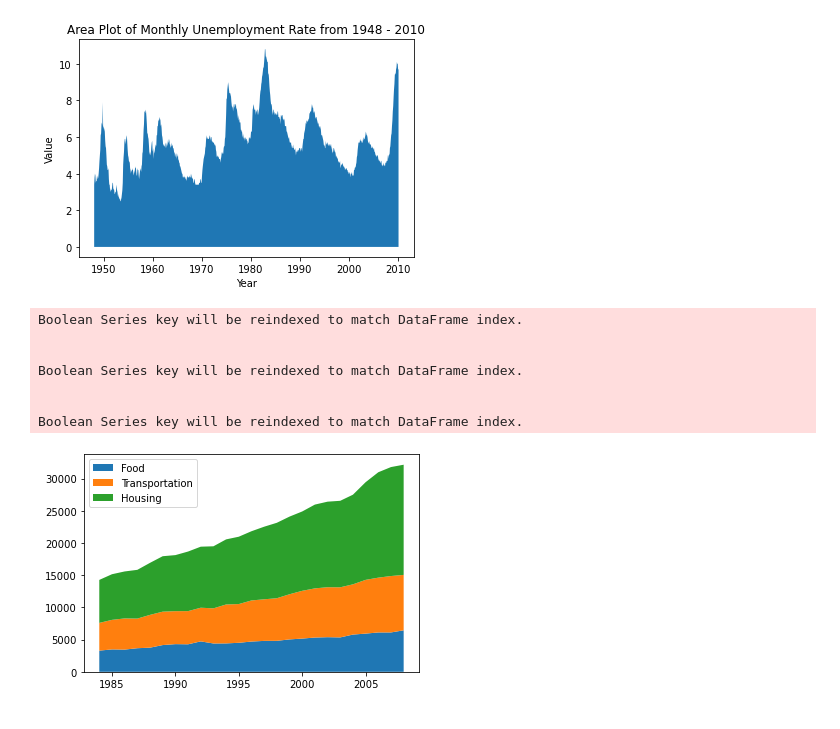
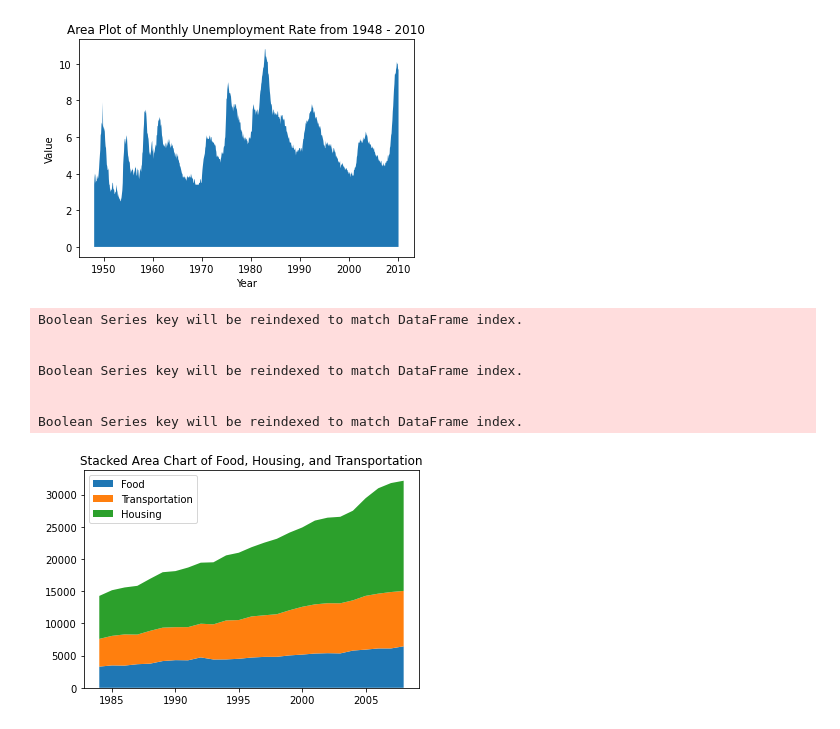
Before and after one commit to ramsey-king/DSC-640-Data-Presentation-and-Visualization, a Jupyter notebook: Weeks 5-6/King_Ramsey_DSC_640_Weeks_5_6_Exercise_3_2.ipynb, the cells around one changed output. Cells and saved outputs as stored; diff of their text form; code cells hidden in the pictures.

```diff
--- a/Weeks 5-6/King_Ramsey_DSC_640_Weeks_5_6_Exercise_3_2.ipynb
+++ b/Weeks 5-6/King_Ramsey_DSC_640_Weeks_5_6_Exercise_3_2.ipynb
@@ -67,30 +59,31 @@ plt.show()
 # %%
 # Stacked Area Chart using the expenditures dataset
 # We will use a dataset that contains the big 3, housing, food, and transportation
 
 x = sorted(expenditures_df['year'].unique())
 
 housing = expenditures_df.sort_values('year')[(expenditures_df['category'] == 'Housing')]['expenditure']
 housing = housing.reset_index(drop=True)
 
 transportation = expenditures_df.sort_values('year')[(expenditures_df['category'] == 'Transportation')]['expenditure']
 transportation = transportation.reset_index(drop=True)
 
 food = expenditures_df.sort_values('year')[(expenditures_df['category'] == 'Food')]['expenditure']
 food = food.reset_index(drop=True)
 
 house_food_trans_df = pd.DataFrame({'Year': x, 'Housing': housing, 'Transportation': transportation, 'Food': food})
 house_food_trans_df.head()
 
 plt.stackplot(x,house_food_trans_df['Food'], house_food_trans_df['Transportation'], house_food_trans_df['Housing'], labels=['Food', 'Transportation', 'Housing'])
 plt.legend(loc='upper left')
+plt.title('Stacked Area Chart of Food, Housing, and Transportation')
 plt.show()
 # %% [output]
 Boolean Series key will be reindexed to match DataFrame index.
 
 
 Boolean Series key will be reindexed to match DataFrame index.
 
 
 Boolean Series key will be reindexed to match DataFrame index.
-[figure, old version]
+[figure, new version]
```
Also changed, not shown: parts of 2 cells of this notebook, 3 other files.
